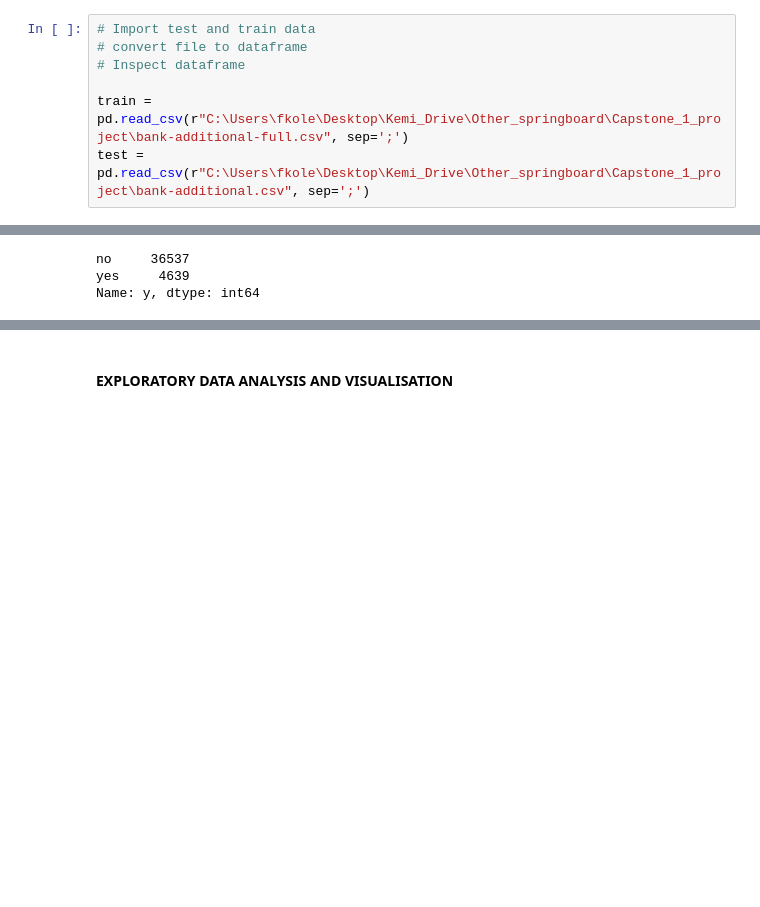
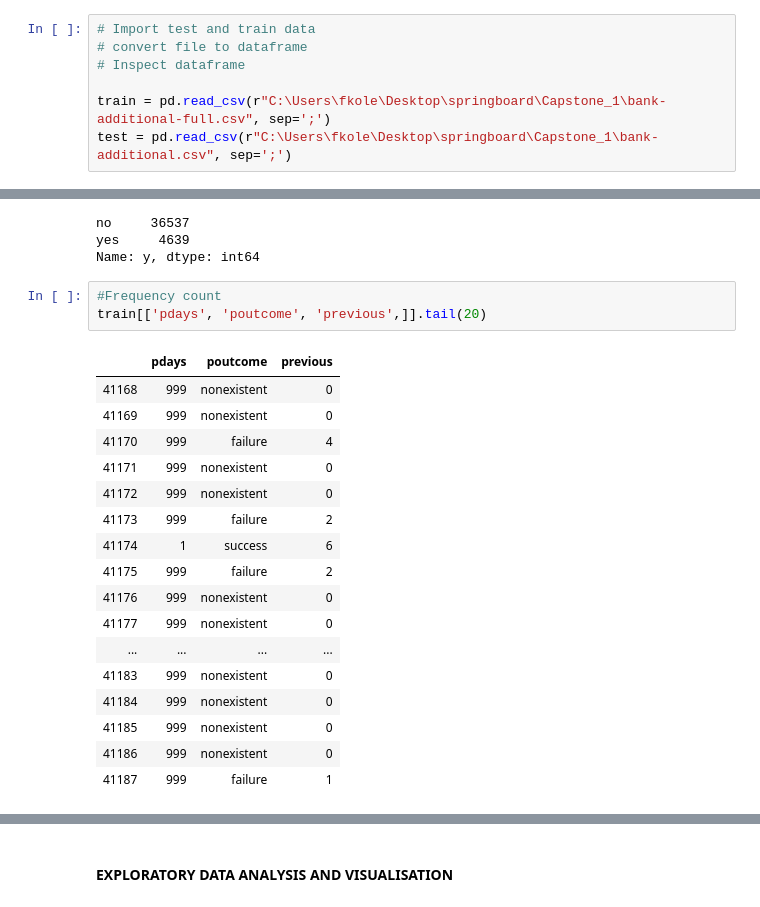
Before and after one commit to Dataforreal/springboard, a Jupyter notebook: Capstone_1/Capstone_Project_1.ipynb, the cells around one changed output, grey strips where cells are left out. Cells and saved outputs as stored; diff of their text form; blank space fills up the shorter version.

```diff
--- a/Capstone_1/Capstone_Project_1.ipynb
+++ b/Capstone_1/Capstone_Project_1.ipynb
@@ -30,8 +40,8 @@ from sklearn.ensemble import GradientBoostingClassifier
 # convert file to dataframe
 # Inspect dataframe
 
-train = pd.read_csv(r"C:\Users\fkole\Desktop\Kemi_Drive\Other_springboard\Capstone_1_project\bank-additional-full.csv", sep=';')
-test = pd.read_csv(r"C:\Users\fkole\Desktop\Kemi_Drive\Other_springboard\Capstone_1_project\bank-additional.csv", sep=';')
+train = pd.read_csv(r"C:\Users\fkole\Desktop\springboard\Capstone_1\bank-additional-full.csv", sep=';')
+test = pd.read_csv(r"C:\Users\fkole\Desktop\springboard\Capstone_1\bank-additional.csv", sep=';')
 # %% [markdown]
 #### DATA WRANGLING
 # %%
@@ -357,3 +374,24 @@ train.y.value_counts(dropna=False)
 no     36537
 yes     4639
 Name: y, dtype: int64
+# %%
+#Frequency count
+train[['pdays', 'poutcome', 'previous',]].tail(20)
+# %% [output]
+|  | pdays | poutcome | previous |
+| 41168 | 999 | nonexistent | 0 |
+| 41169 | 999 | nonexistent | 0 |
+| 41170 | 999 | failure | 4 |
+| 41171 | 999 | nonexistent | 0 |
+| 41172 | 999 | nonexistent | 0 |
+| 41173 | 999 | failure | 2 |
+| 41174 | 1 | success | 6 |
+| 41175 | 999 | failure | 2 |
+| 41176 | 999 | nonexistent | 0 |
+| 41177 | 999 | nonexistent | 0 |
+| ... | ... | ... | ... |
+| 41183 | 999 | nonexistent | 0 |
+| 41184 | 999 | nonexistent | 0 |
+| 41185 | 999 | nonexistent | 0 |
+| 41186 | 999 | nonexistent | 0 |
+| 41187 | 999 | failure | 1 |
```
Also changed, not shown: parts of 44 cells of this notebook.
